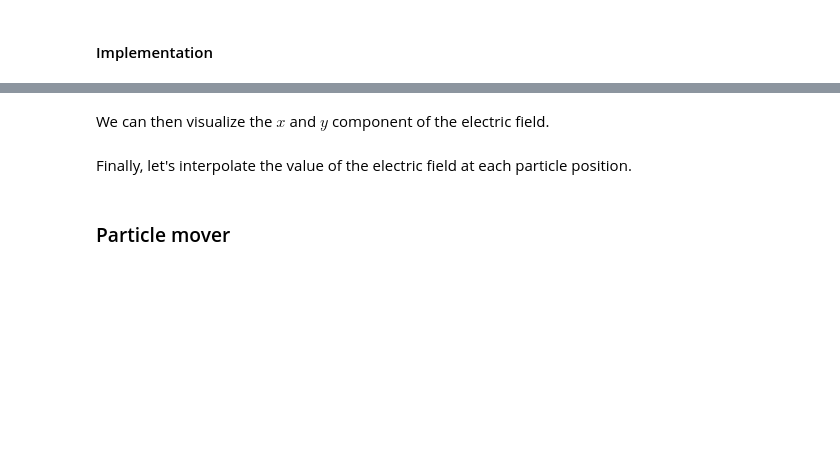
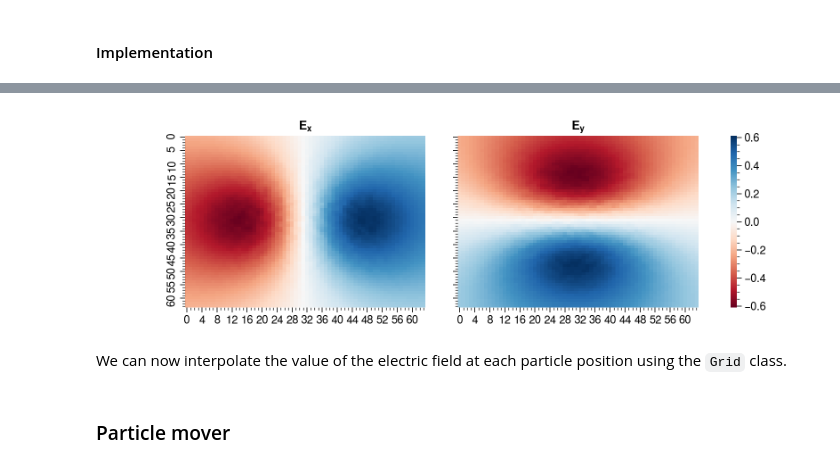
Before and after one commit to austin-hoover/blog_old, a Jupyter notebook: _notebooks/2021-02-15-PIC.ipynb, the cells around one changed output, grey strips where cells are left out. Saved outputs shown, nothing was run; the diff lists cells and outputs as text; code cells hidden in the pictures; blank space fills up the shorter version.

```diff
--- a/_notebooks/2021-02-15-PIC.ipynb
+++ b/_notebooks/2021-02-15-PIC.ipynb
@@ -497,2 +617,13 @@ $$(E_y)_{i,j} = -\frac{\phi_{i,j+1} - \phi_{i,j-1}}{\Delta_y}. $$
+# %%
+Ex, Ey = grid.compute_neg_gradient(phi)
+
+fig, axes = plt.subplots(ncols=3, figsize=(8, 2.5), gridspec_kw=dict(width_ratios=[1, 1, 0.025]))
+ax1, ax2, ax3 = axes
+myplt.set_share_axes(axes[:2], sharex=True, sharey=True)
+sns.heatmap(Ex.T, ax=ax1, cmap='RdBu', cbar=False);
+sns.heatmap(Ey.T, ax=ax2, cmap='RdBu', cbar_ax=ax3);
+myplt.set_labels(axes[:2], ['$E_x$', '$E_y$'], 'title', fontweight='bold');
+# %% [output]
+[figure, added]
 # %% [markdown]
-We can then visualize the $x$ and $y$ component of the electric field.
+We can now interpolate the value of the electric field at each particle position using the `Grid` class.
@@ -511,2 +629,0 @@ ax2.plot(grid.x, Ex[:, grid.Ny//2]);
-# %% [markdown]
-Finally, let's interpolate the value of the electric field at each particle position.
```
Also changed, not shown: parts of 46 cells of this notebook, 1 other file.
